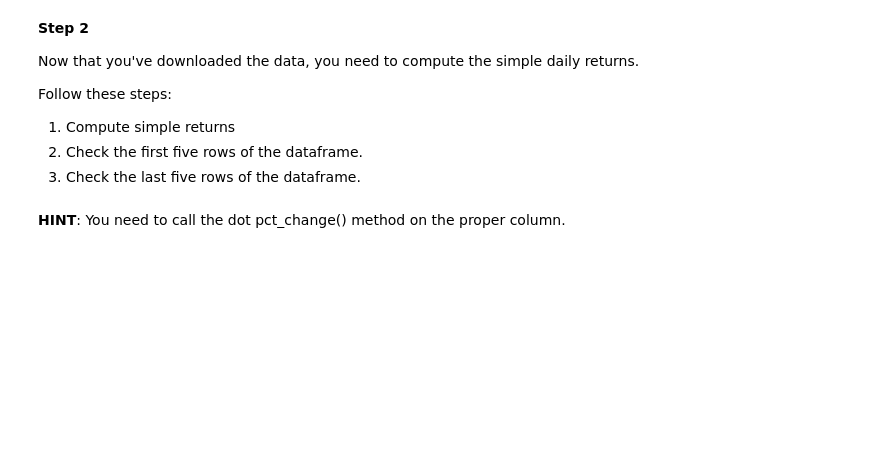
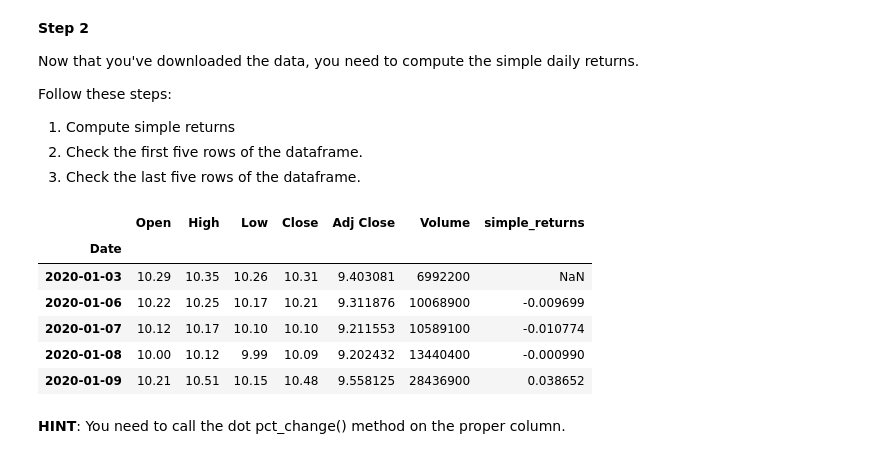
Before and after one commit to abhi647/Value-at-risk-Monte-Carlo, a Jupyter notebook: Monte-Carlo Simulations to compute VaR and Expected Shortfall-Files/EPAT_Guided_Mini_Project_01.ipynb, the cells around one changed output. Saved outputs shown, nothing was run; the diff lists cells and outputs as text; code cells hidden in the pictures; blank space fills up the shorter version.

```diff
--- a/Monte-Carlo Simulations to compute VaR and Expected Shortfall-Files/EPAT_Guided_Mini_Project_01.ipynb
+++ b/Monte-Carlo Simulations to compute VaR and Expected Shortfall-Files/EPAT_Guided_Mini_Project_01.ipynb
@@ -110,3 +111,14 @@ Enter the code for step 2 here
+# %%
+df['simple_returns']=(df['Adj Close'].pct_change())
+df.head(5)
+# %% [output]
+|  | Open | High | Low | Close | Adj Close | Volume | simple_returns |
+| Date |  |  |  |  |  |  |  |
+| 2020-01-03 | 10.29 | 10.35 | 10.26 | 10.31 | 9.403081 | 6992200 | NaN |
+| 2020-01-06 | 10.22 | 10.25 | 10.17 | 10.21 | 9.311876 | 10068900 | -0.009699 |
+| 2020-01-07 | 10.12 | 10.17 | 10.10 | 10.10 | 9.211553 | 10589100 | -0.010774 |
+| 2020-01-08 | 10.00 | 10.12 | 9.99 | 10.09 | 9.202432 | 13440400 | -0.000990 |
+| 2020-01-09 | 10.21 | 10.51 | 10.15 | 10.48 | 9.558125 | 28436900 | 0.038652 |
 # %% [markdown]
 **HINT**:
 You need to call the dot pct_change() method on the proper column.
```
Also changed, not shown: parts of 7 cells of this notebook.
